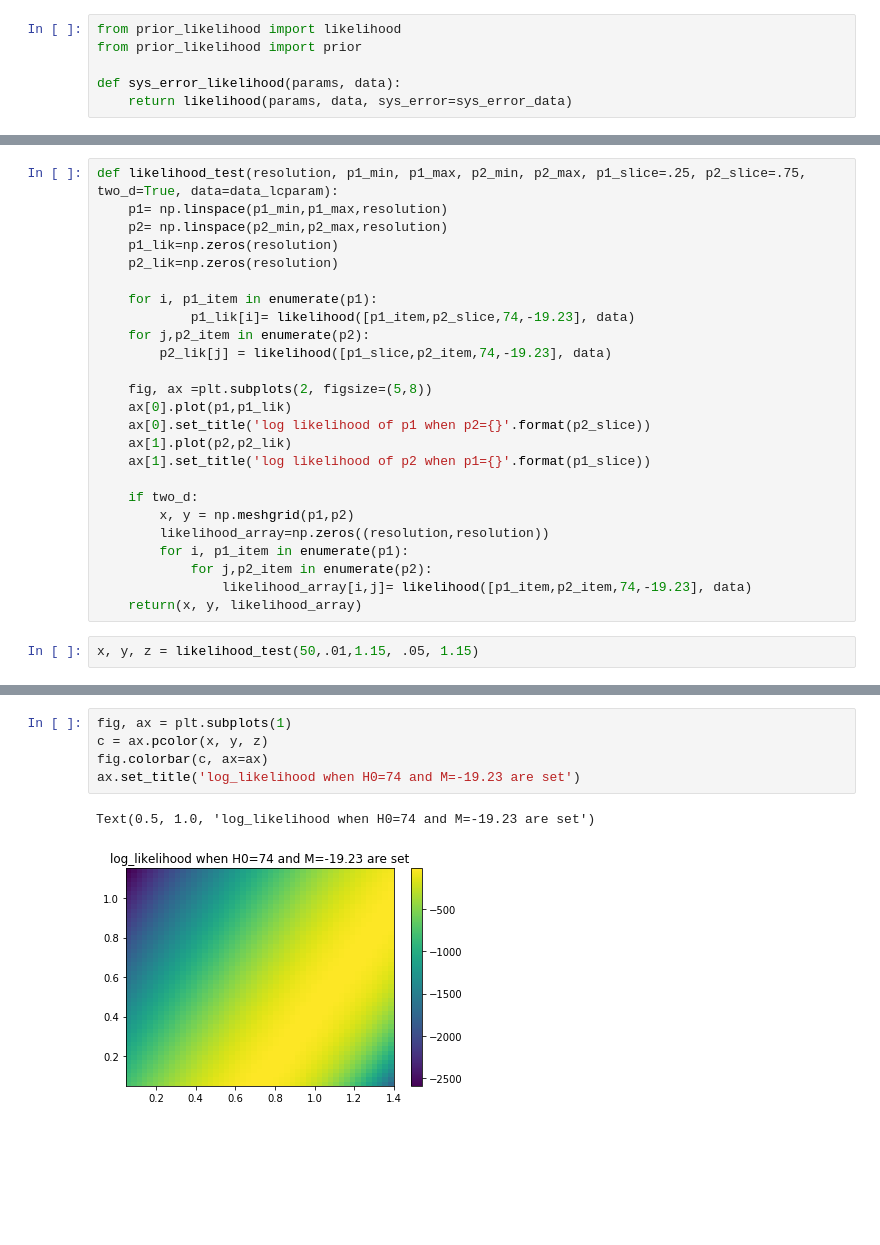
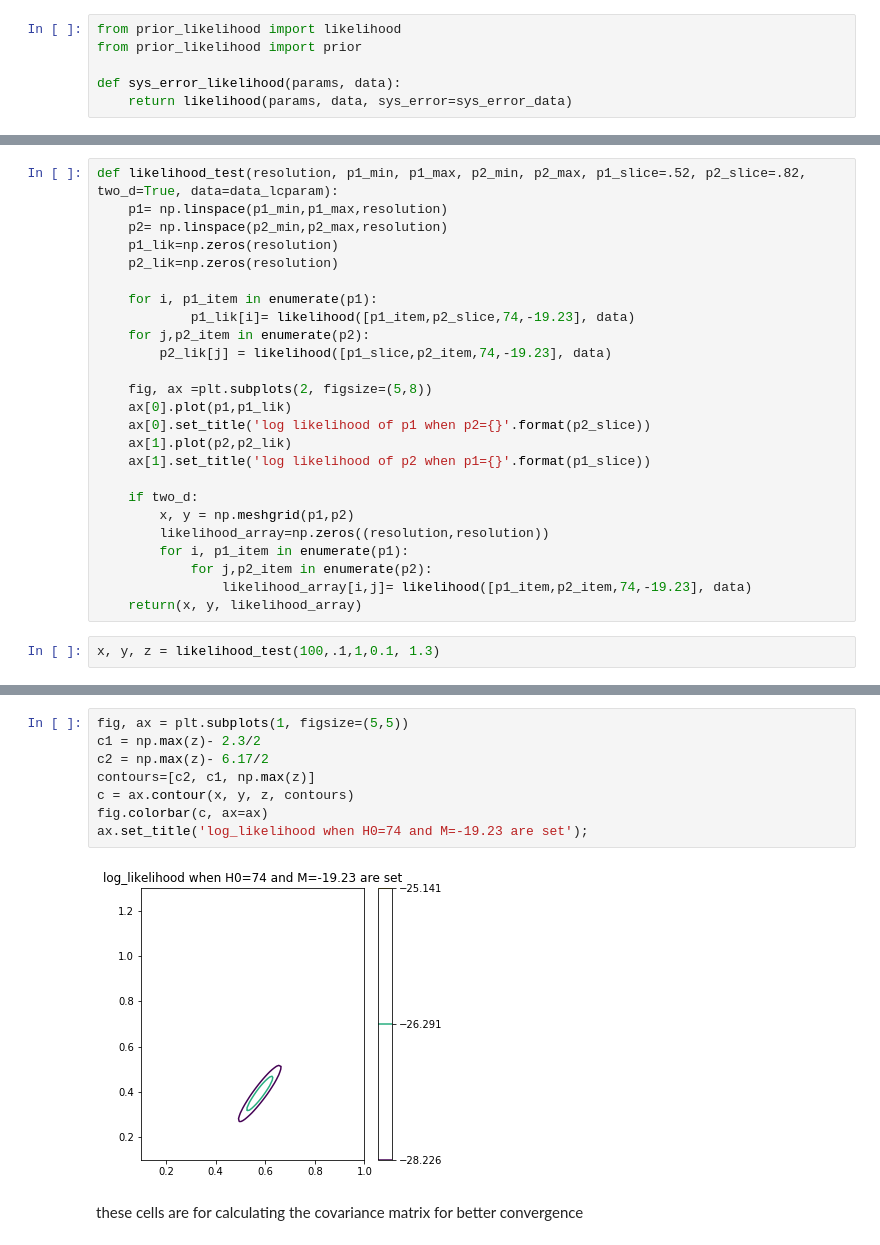
Before and after one commit to baiydaavi/bayesian_inference, a Jupyter notebook: convergence_testing.ipynb, the cells around one changed output, grey strips where cells are left out. Saved outputs shown, nothing was run; the diff lists cells and outputs as text; blank space fills up the shorter version.

Commit message:
full push of a repository where convergence seems to be workling

```diff
--- a/convergence_testing.ipynb
+++ b/convergence_testing.ipynb
@@ -52,5 +61,5 @@ ax[2,1].hist2d(chn[:,0],chn[:,1], bins=30, range=[[0, 1], [0, 2]]);
 # %%
-def likelihood_test(resolution, p1_min, p1_max, p2_min, p2_max, p1_slice=.25, p2_slice=.75, two_d=True, data=data_lcparam):
+def likelihood_test(resolution, p1_min, p1_max, p2_min, p2_max, p1_slice=.52, p2_slice=.82, two_d=True, data=data_lcparam):
     p1= np.linspace(p1_min,p1_max,resolution)
     p2= np.linspace(p2_min,p2_max,resolution)
     p1_lik=np.zeros(resolution)
@@ -75,5 +84,5 @@ def likelihood_test(resolution, p1_min, p1_max, p2_min, p2_max, p1_slice=.25, p2
                 likelihood_array[i,j]= likelihood([p1_item,p2_item,74,-19.23], data)
     return(x, y, likelihood_array)
 # %%
-x, y, z = likelihood_test(50,.01,1.15, .05, 1.15)
+x, y, z = likelihood_test(100,.1,1,0.1, 1.3)
 # %% [output]
@@ -81,8 +90,12 @@ x, y, z = likelihood_test(50,.01,1.15, .05, 1.15)
 # %%
-fig, ax = plt.subplots(1)
-c = ax.pcolor(x, y, z)
+fig, ax = plt.subplots(1, figsize=(5,5))
+c1 = np.max(z)- 2.3/2
+c2 = np.max(z)- 6.17/2
+contours=[c2, c1, np.max(z)]
+c = ax.contour(x, y, z, contours)
 fig.colorbar(c, ax=ax)
-ax.set_title('log_likelihood when H0=74 and M=-19.23 are set')
+ax.set_title('log_likelihood when H0=74 and M=-19.23 are set');
 # %% [output]
-Text(0.5, 1.0, 'log_likelihood when H0=74 and M=-19.23 are set')
-[figure, old version]
+[figure, new version]
+# %% [markdown]
+these cells are for calculating the covariance matrix for better convergence
```
Also changed, not shown: parts of 6 cells of this notebook, 3 other files.
